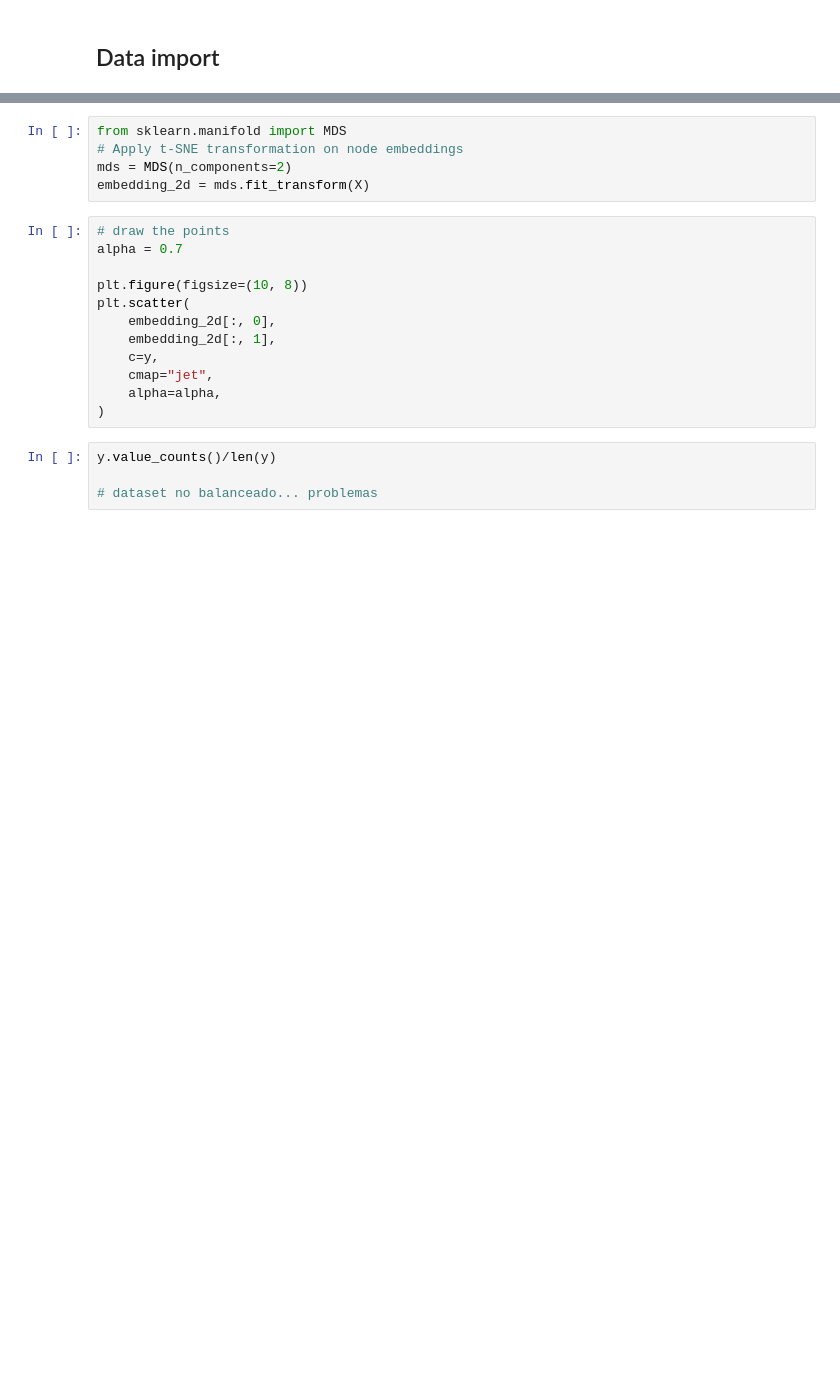
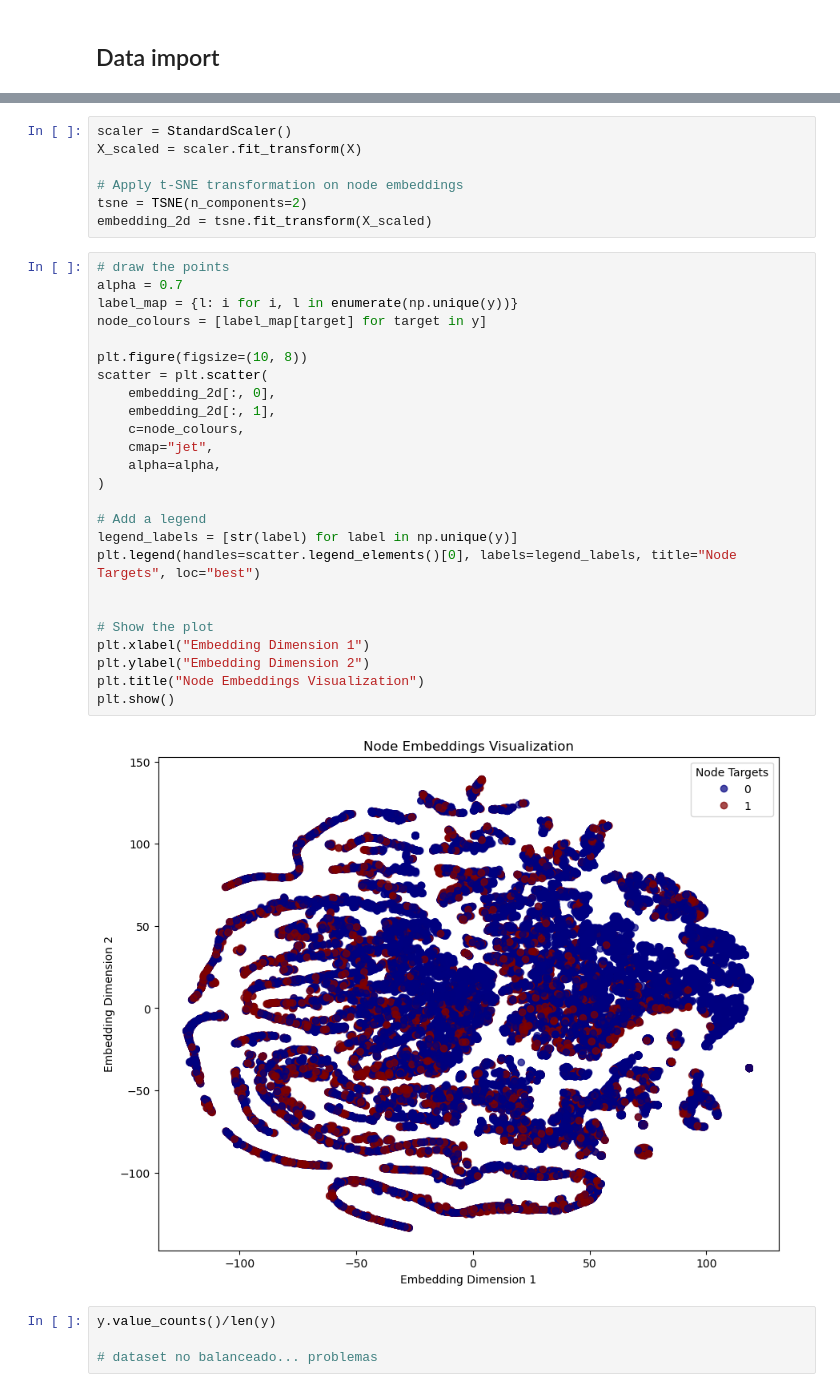
Before and after one commit to jbaezarh/Relational-ML, a Jupyter notebook: notebooks/2_ml_manual_feature_extraction.ipynb, the cells around one changed output, grey strips where cells are left out. Cells and saved outputs as stored; diff of their text form; blank space fills up the shorter version.

```diff
--- a/notebooks/2_ml_manual_feature_extraction.ipynb
+++ b/notebooks/2_ml_manual_feature_extraction.ipynb
@@ -22,20 +30,37 @@ y = pd.Categorical(target["ml_target"])
 # %%
-from sklearn.manifold import MDS
+scaler = StandardScaler()
+X_scaled = scaler.fit_transform(X)
+
 # Apply t-SNE transformation on node embeddings
-mds = MDS(n_components=2)
-embedding_2d = mds.fit_transform(X)
+tsne = TSNE(n_components=2)
+embedding_2d = tsne.fit_transform(X_scaled)
-# %%
-# draw the points
-alpha = 0.7
-
-plt.figure(figsize=(10, 8))
-plt.scatter(
-    embedding_2d[:, 0],
-    embedding_2d[:, 1],
-    c=y,
-    cmap="jet",
-    alpha=alpha,
-)
+# %%
+# draw the points
+alpha = 0.7
+label_map = {l: i for i, l in enumerate(np.unique(y))}
+node_colours = [label_map[target] for target in y]
+
+plt.figure(figsize=(10, 8))
+scatter = plt.scatter(
+    embedding_2d[:, 0],
+    embedding_2d[:, 1],
+    c=node_colours,
+    cmap="jet",
+    alpha=alpha,
+)
+
+# Add a legend
+legend_labels = [str(label) for label in np.unique(y)]
+plt.legend(handles=scatter.legend_elements()[0], labels=legend_labels, title="Node Targets", loc="best")
+
+
+# Show the plot
+plt.xlabel("Embedding Dimension 1")
+plt.ylabel("Embedding Dimension 2")
+plt.title("Node Embeddings Visualization")
+plt.show()
+# %% [output]
+[figure, added]
 # %%
 y.value_counts()/len(y)
 
```
Also changed, not shown: parts of 37 cells of this notebook, 11 other files.
